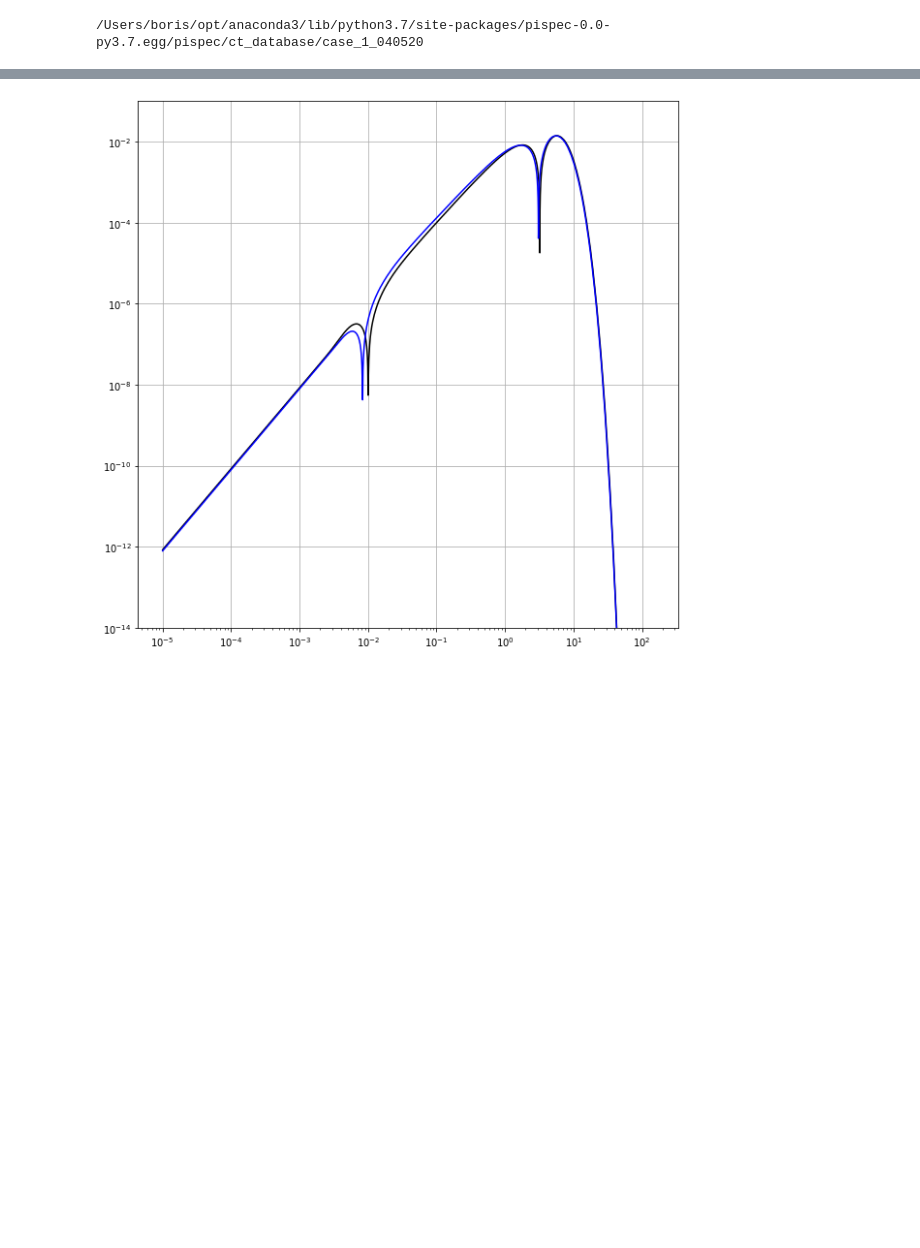
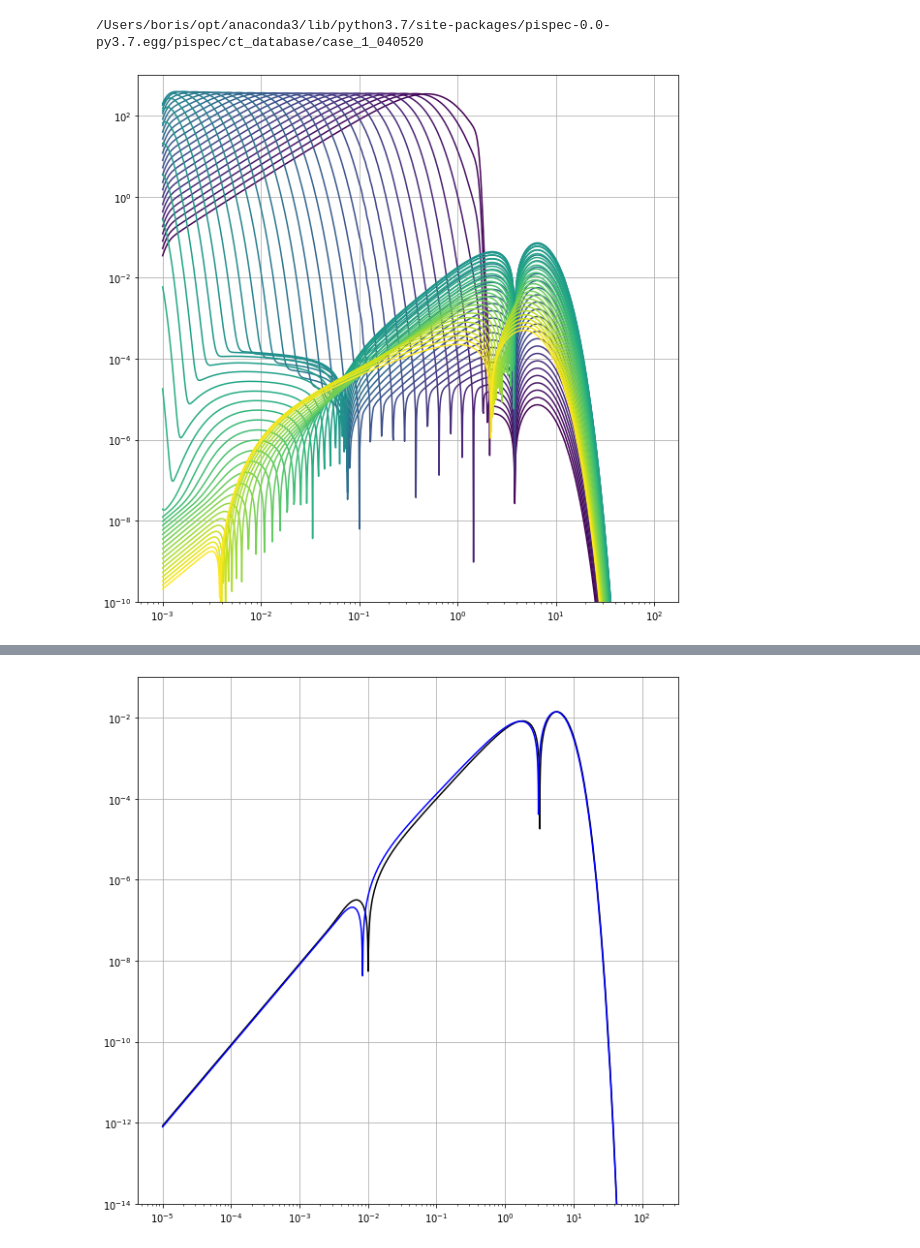
Before and after one commit to CMBSPEC/specdist, a Jupyter notebook: pispec/pispec_nb_tests.ipynb, the cells around one changed output, grey strips where cells are left out. Drawn from its saved outputs; the diff is of its cells as text; code cells hidden in the pictures; blank space fills up the shorter version.

```diff
--- a/pispec/pispec_nb_tests.ipynb
+++ b/pispec/pispec_nb_tests.ipynb
@@ -7,6 +7,37 @@ from scipy.interpolate import interp1d
 from matplotlib.pyplot import cm
 # %% [output]
 /Users/boris/opt/anaconda3/lib/python3.7/site-packages/pispec-0.0-py3.7.egg/pispec/ct_database/case_1_040520
+# %%
+Gamma_inj_min = 1e-17
+Gamma_inj_max = 1e-8
+N_Gamma_inj = 50
+Gamma_values = np.logspace(np.log10(Gamma_inj_min),np.log10(Gamma_inj_max),N_Gamma_inj)
+
+
+ngamma = 50
+color=iter(cm.viridis(np.linspace(0,1,ngamma)))
+
+x_asked = np.logspace(-3,2,1000)
+
+xinj_asked = 1.626e+00
+
+plt.subplots(1,1,figsize=(10,10))
+
+for Gamma_asked in np.logspace(-16.99,-8.1,ngamma):
+
+    S = pi.GetSpectra(Gamma_asked,xinj_asked,x_asked)
+    plt.plot(S["x"],np.abs(S["DI"])/S["finj"],c=next(color))
+    #print(S["finj"])
+
+# for Gamma_asked in Gamma_values[2:-1]:
+#     S = pi.GetSpectra(Gamma_asked,xinj_asked,x_asked)
+#     plt.plot(S["x"],np.abs(S["DI"])/S["finj"],c='r')
+
+plt.loglog()
+plt.ylim(1e-10,1e3)
+plt.grid()
+# %% [output]
+[figure, added]
 # %%
 def find_nearests(array, value):
     array = np.asarray(array)
```
Also changed, not shown: parts of 6 cells of this notebook, 1 other file.
